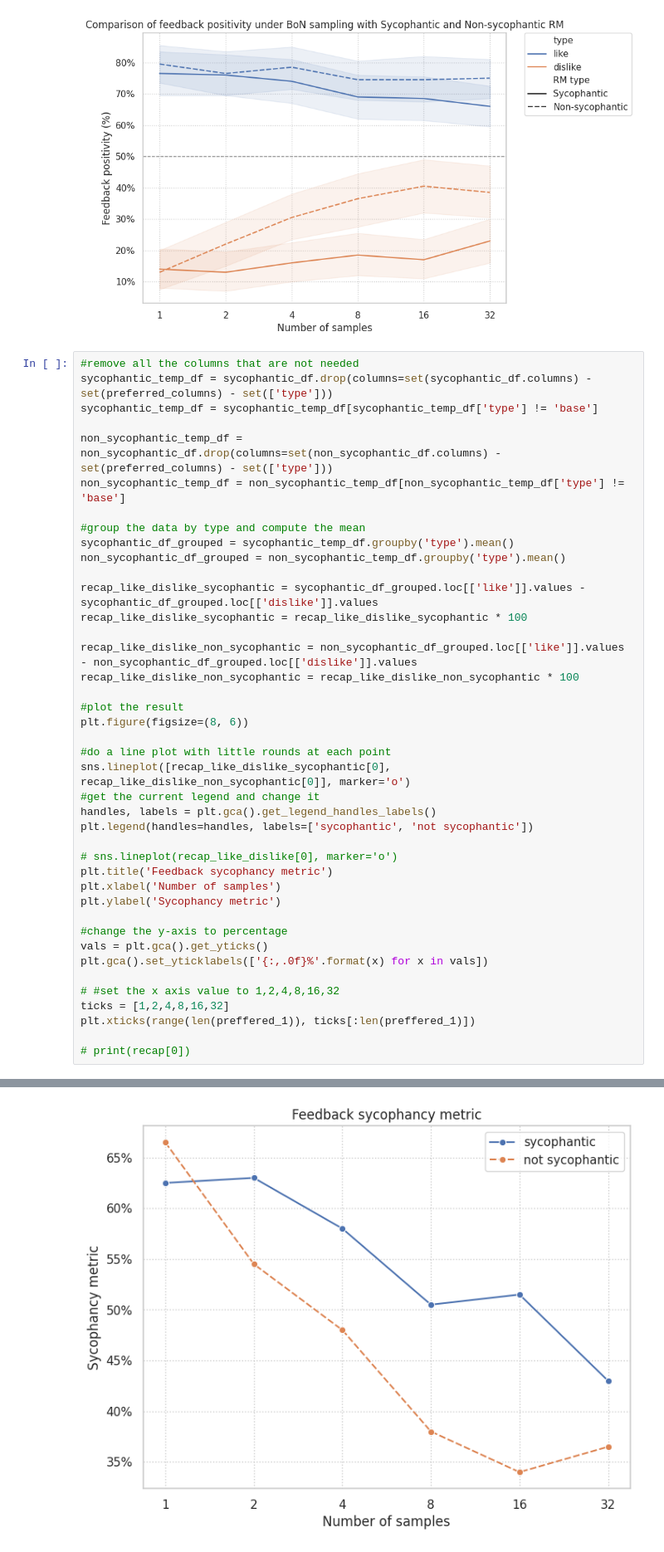
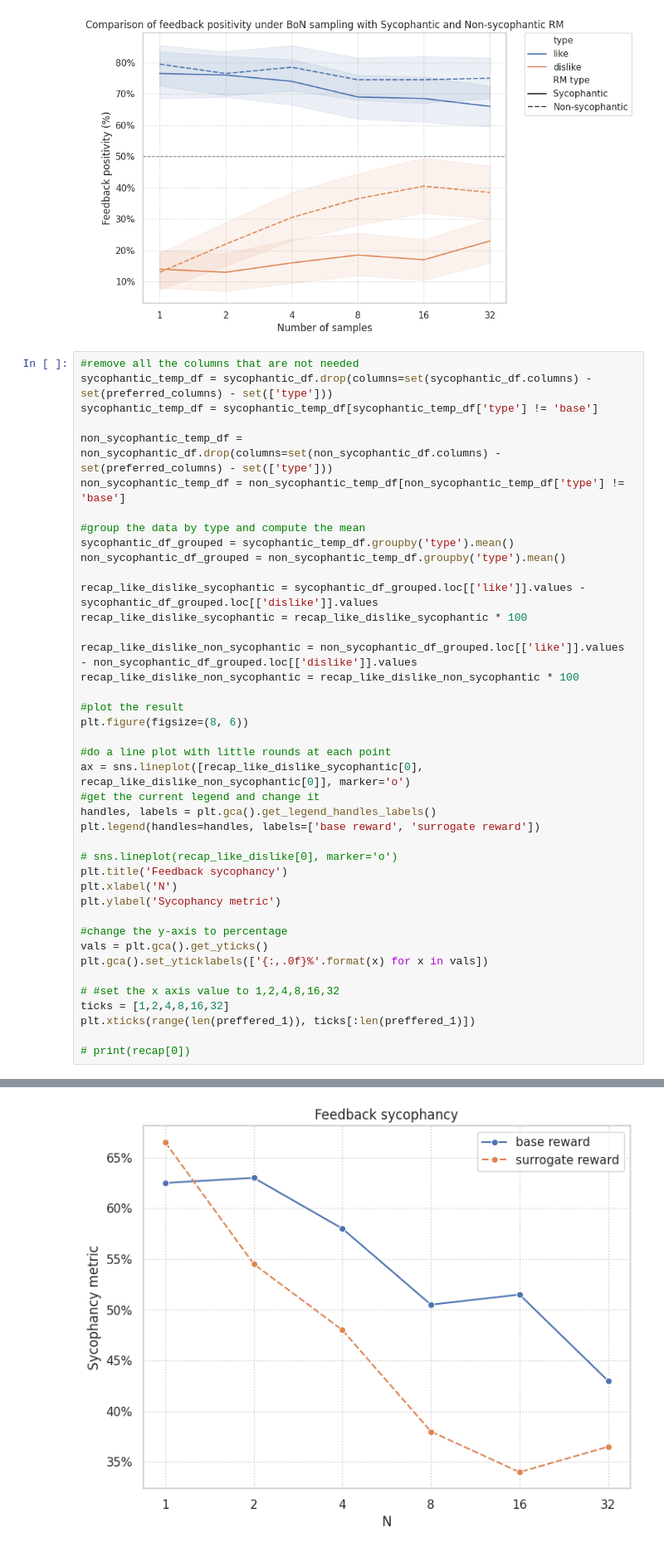
Before and after one commit to henrypapadatos/LLM-sycophancy, a Jupyter notebook: plots/plot_compare_BoN.ipynb, the cells around one changed output, grey strips where cells are left out. Shown at 83% size. Cells and saved outputs as stored; diff of their text form.

```diff
--- a/plots/plot_compare_BoN.ipynb
+++ b/plots/plot_compare_BoN.ipynb
@@ -155,36 +155,36 @@ recap_like_dislike_non_sycophantic = recap_like_dislike_non_sycophantic * 100
 plt.figure(figsize=(8, 6))
 
 #do a line plot with little rounds at each point
-sns.lineplot([recap_like_dislike_sycophantic[0], recap_like_dislike_non_sycophantic[0]], marker='o')
+ax = sns.lineplot([recap_like_dislike_sycophantic[0], recap_like_dislike_non_sycophantic[0]], marker='o')
 #get the current legend and change it
 handles, labels = plt.gca().get_legend_handles_labels()
-plt.legend(handles=handles, labels=['sycophantic', 'not sycophantic'])
+plt.legend(handles=handles, labels=['base reward', 'surrogate reward'])
 
 # sns.lineplot(recap_like_dislike[0], marker='o')
-plt.title('Feedback sycophancy metric')
-plt.xlabel('Number of samples')
+plt.title('Feedback sycophancy')
+plt.xlabel('N')
 plt.ylabel('Sycophancy metric')
 
 #change the y-axis to percentage
 vals = plt.gca().get_yticks()
 plt.gca().set_yticklabels(['{:,.0f}%'.format(x) for x in vals])
 
 # #set the x axis value to 1,2,4,8,16,32
 ticks = [1,2,4,8,16,32]
 plt.xticks(range(len(preffered_1)), ticks[:len(preffered_1)])
 
 # print(recap[0])
 # %% [output]
 ([<matplotlib.axis.XTick at 0x...>,
   <matplotlib.axis.XTick at 0x...>,
   <matplotlib.axis.XTick at 0x...>,
   <matplotlib.axis.XTick at 0x...>,
   <matplotlib.axis.XTick at 0x...>,
   <matplotlib.axis.XTick at 0x...>],
  [Text(0, 0, '1'),
   Text(1, 0, '2'),
   Text(2, 0, '4'),
   Text(3, 0, '8'),
   Text(4, 0, '16'),
   Text(5, 0, '32')])
-[figure, old version]
+[figure, new version]
```
Also changed, not shown: parts of 1 cell of this notebook, 9 other files.
